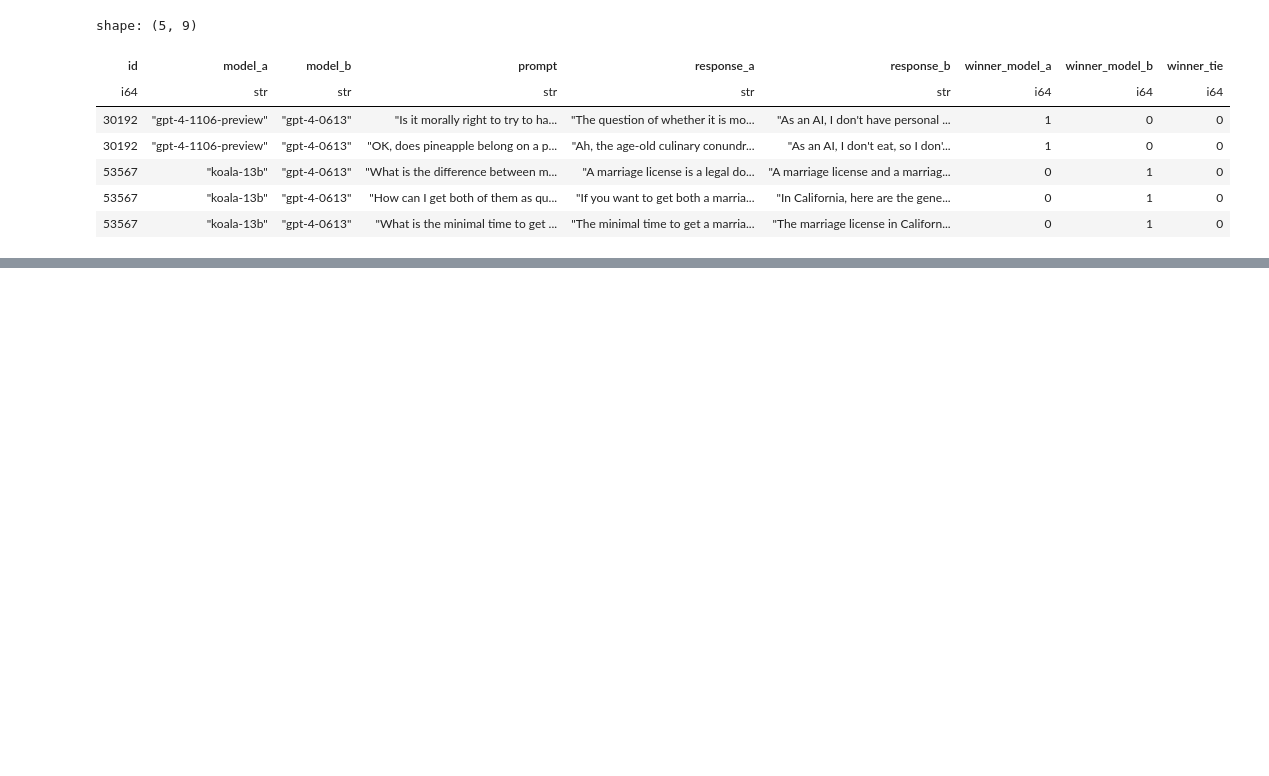
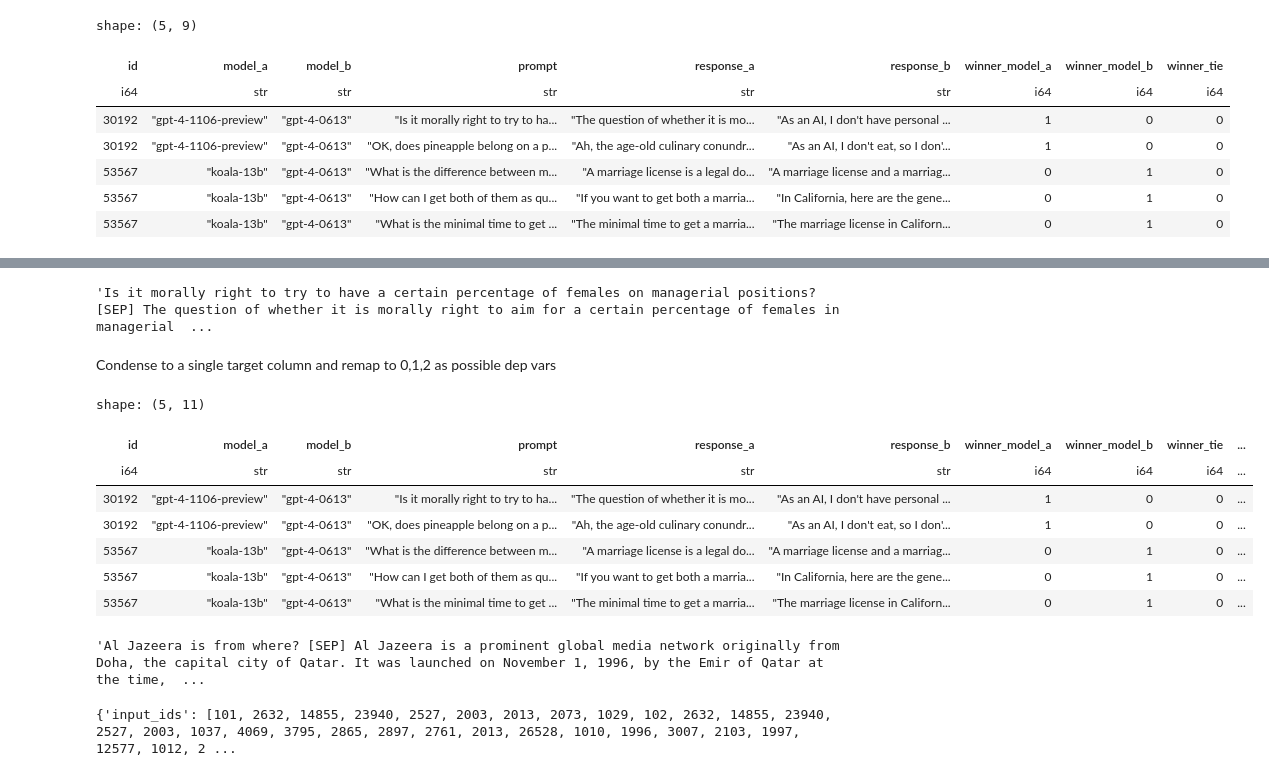
Before and after one commit to peterbull/llm-classification-finetuning, a Jupyter notebook: nbs/20250603_base_bert.ipynb, the cells around one changed output, grey strips where cells are left out. Cells and saved outputs as stored; diff of their text form; code cells hidden in the pictures; blank space fills up the shorter version.

Commit message:
encode text

```diff
--- a/nbs/20250603_base_bert.ipynb
+++ b/nbs/20250603_base_bert.ipynb
@@ -112,0 +96,47 @@ df_train["response_a"][0]
+# %%
+df_train = null_clean(df_train)
+df_test = null_clean(df_test)
+# %%
+(df_train["prompt"] + " [SEP] " + df_train["response_a"] + " [SEP] " + df_train["response_b"])[0]
+# %% [output]
+'Is it morally right to try to have a certain percentage of females on managerial positions? [SEP] The question of whether it is morally right to aim for a certain percentage of females in managerial  ...
+# %%
+def apply_bert_fmt(df: pl.DataFrame):
+    df = df.with_columns(
+        (
+            pl.col("prompt") + " [SEP] " + pl.col("response_a") + " [SEP] " + pl.col("response_b")
+        ).alias("text")
+    )
+    return df
+# %% [markdown]
+Condense to a single target column and remap to 0,1,2 as possible dep vars
+# %%
+label_map = {
+    "model_a": 0,
+    "model_b": 1,
+    "tie": 2,
+}
+df_train = df_train.with_columns(
+    pl.when(pl.col("winner_model_a") == 1)
+    .then(pl.lit(0))
+    .when(pl.col("winner_model_b") == 1)
+    .then(pl.lit(1))
+    .when(pl.col("winner_tie") == 1)
+    .then(pl.lit(2))
+    .otherwise(pl.lit(None))
+    .alias("label")
+)
+# %%
+df_train = apply_bert_fmt(df_train)
+df_test = apply_bert_fmt(df_test)
+# %%
+df_train.head()
+# %% [output]
+shape: (5, 11)
+| id | model_a | model_b | prompt | response_a | response_b | winner_model_a | winner_model_b | winner_tie | ... |
+| i64 | str | str | str | str | str | i64 | i64 | i64 | ... |
+| 30192 | "gpt-4-1106-preview" | "gpt-4-0613" | "Is it morally right to try to ha... | "The question of whether it is mo... | "As an AI, I don't have personal ... | 1 | 0 | 0 | ... |
+| 30192 | "gpt-4-1106-preview" | "gpt-4-0613" | "OK, does pineapple belong on a p... | "Ah, the age-old culinary conundr... | "As an AI, I don't eat, so I don'... | 1 | 0 | 0 | ... |
+| 53567 | "koala-13b" | "gpt-4-0613" | "What is the difference between m... | "A marriage license is a legal do... | "A marriage license and a marriag... | 0 | 1 | 0 | ... |
+| 53567 | "koala-13b" | "gpt-4-0613" | "How can I get both of them as qu... | "If you want to get both a marria... | "In California, here are the gene... | 0 | 1 | 0 | ... |
+| 53567 | "koala-13b" | "gpt-4-0613" | "What is the minimal time to get ... | "The minimal time to get a marria... | "The marriage license in Californ... | 0 | 1 | 0 | ... |
@@ -112,0 +150,9 @@ df_train["response_a"][0]
+# %%
+train_texts[0]
+# %% [output]
+'Al Jazeera is from where? [SEP] Al Jazeera is a prominent global media network originally from Doha, the capital city of Qatar. It was launched on November 1, 1996, by the Emir of Qatar at the time,  ...
+# %%
+ex_enc = tokenizer(train_texts[0], truncation=True, padding=True)
+ex_enc
+# %% [output]
+{'input_ids': [101, 2632, 14855, 23940, 2527, 2003, 2013, 2073, 1029, 102, 2632, 14855, 23940, 2527, 2003, 1037, 4069, 3795, 2865, 2897, 2761, 2013, 26528, 1010, 1996, 3007, 2103, 1997, 12577, 1012, 2 ...
```
Also changed, not shown: parts of 16 cells of this notebook, 2 other files.
